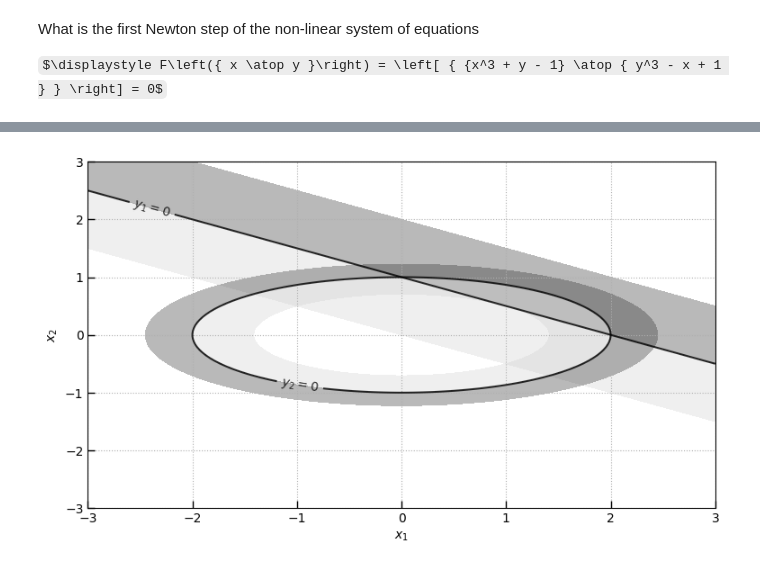
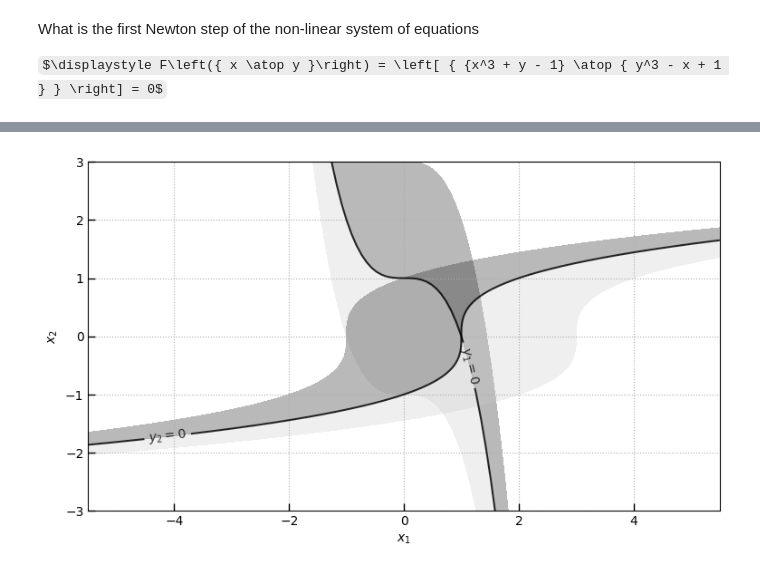
Before and after one commit to gbrammer/scientific-computing, a Jupyter notebook: week4-systems-of-nonlinear-equations.ipynb, the cells around one changed output, grey strips where cells are left out. Cells and saved outputs as stored; diff of their text form; code cells hidden in the pictures; some formulas as TeX source.

Commit message:
update systems

```diff
--- a/week4-systems-of-nonlinear-equations.ipynb
+++ b/week4-systems-of-nonlinear-equations.ipynb
@@ -83,12 +81,23 @@ def jac(x):
+# %%
+# x[0] = x
+# x[1] = y
+def func(x):
+    return np.array([x[0]**3 + x[1] - 1,
+                     x[1]**3 - x[0] + 1])
+def jac(x):
+    return np.array([[3 * x[0]**2, 1        ],
+                     [-1,          3 * x[1]**2]])
 # %%
 N = 128
-xarr = np.linspace(-3,3,128)
-xi, yi = np.meshgrid(xarr, xarr)
+xarr = np.linspace(-5.5,5.5,128)
+yarr = np.linspace(-3,3,128)
+xi, yi = np.meshgrid(xarr, yarr)
 sh = xi.shape
-X = np.array([xi.flatten(), yi.flatten()])
-Fx = func(X)
 
-def plot_nonlinear_system():
+def plot_nonlinear_system(func):
+    X = np.array([xi.flatten(), yi.flatten()])
+    Fx = func(X)
+
     fig, ax = plt.subplots(1,1)
 
     for ind in [0,1]:
@@ -104,6 +113,6 @@ def plot_nonlinear_system():
     ax.grid(); ax.set_xlabel(r'$x_1$'); ax.set_ylabel(r'$x_2$')
     return fig, ax
 # %%
-fig, ax = plot_nonlinear_system()
+fig, ax = plot_nonlinear_system(func)
 # %% [output]
-[figure, old version]
+[figure, new version]
```
Also changed, not shown: parts of 34 cells of this notebook.
